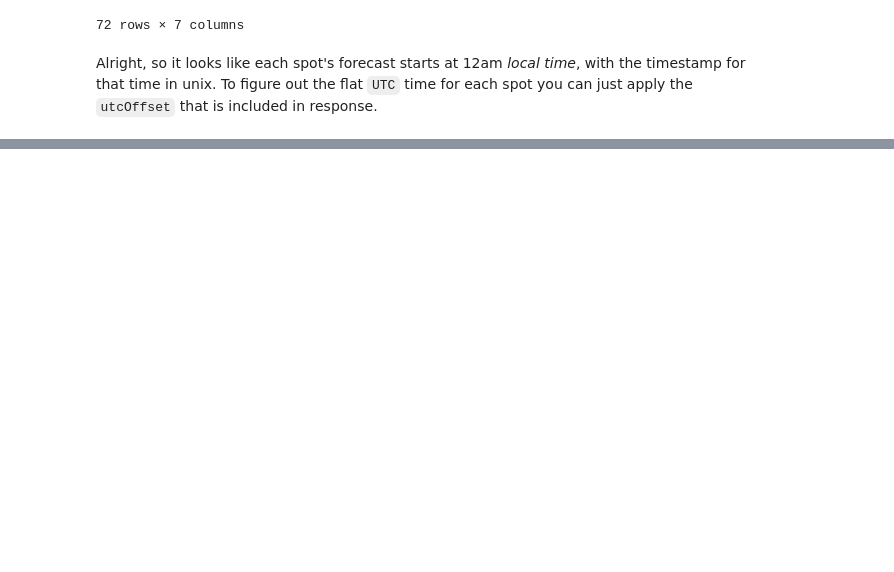
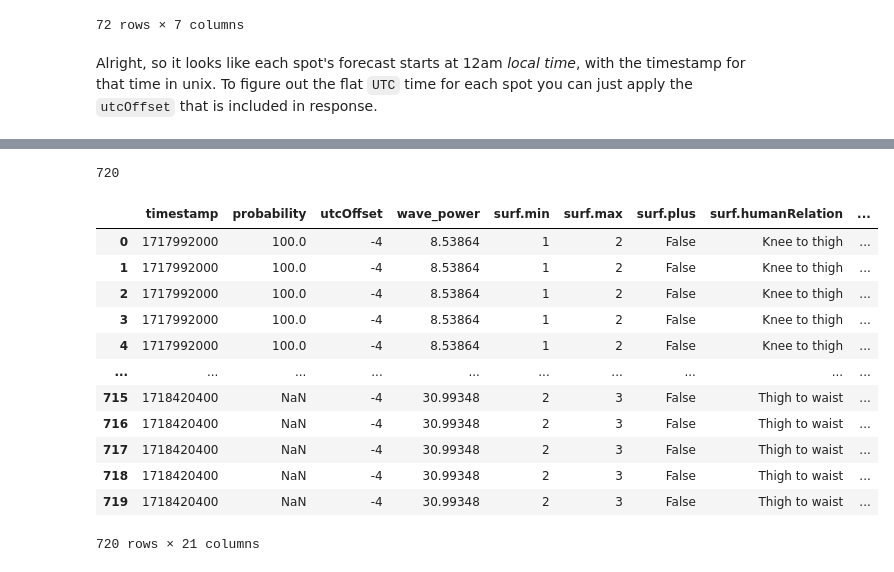
Before and after one commit to peterbull/bodhi-cast, a Jupyter notebook: nbs/python/240329_sl_api.ipynb, the cells around one changed output, grey strips where cells are left out. Saved outputs shown, nothing was run; the diff lists cells and outputs as text; code cells hidden in the pictures; blank space fills up the shorter version.

```diff
--- a/nbs/python/240329_sl_api.ipynb
+++ b/nbs/python/240329_sl_api.ipynb
@@ -268,0 +325,8 @@ with SessionLocal() as db:
+# %%
+jetty_swell_df = pd.json_normalize(
+    jetty_waves,
+    record_path=['data', 'wave', 'swells'],
+    meta=[['data', 'wave', 'timestamp'], ['data', 'spotId']]
+)
+# %%
+jetty_swell_df['swells_idx'] = jetty_swell_df.groupby('data.wave.timestamp').cumcount()
@@ -268,0 +342,2 @@ with SessionLocal() as db:
+# %%
+jetty_swell_df.rename({"power": 'swell_power'}, inplace=True)
@@ -268,0 +387,28 @@ with SessionLocal() as db:
+# %%
+combined_waves_df = pd.merge(
+    jetty_wave_df,
+    jetty_swell_df,
+    how="inner",
+    left_on=["timestamp", "data.spotId"],
+    right_on=["data.wave.timestamp", 'data.spotId'],
+)
+# %%
+len(combined_waves_df)
+# %% [output]
+720
+# %%
+combined_waves_df
+# %% [output]
+|  | timestamp | probability | utcOffset | wave_power | surf.min | surf.max | surf.plus | surf.humanRelation | ... |
+| 0 | 1717992000 | 100.0 | -4 | 8.53864 | 1 | 2 | False | Knee to thigh | ... |
+| 1 | 1717992000 | 100.0 | -4 | 8.53864 | 1 | 2 | False | Knee to thigh | ... |
+| 2 | 1717992000 | 100.0 | -4 | 8.53864 | 1 | 2 | False | Knee to thigh | ... |
+| 3 | 1717992000 | 100.0 | -4 | 8.53864 | 1 | 2 | False | Knee to thigh | ... |
+| 4 | 1717992000 | 100.0 | -4 | 8.53864 | 1 | 2 | False | Knee to thigh | ... |
+| ... | ... | ... | ... | ... | ... | ... | ... | ... | ... |
+| 715 | 1718420400 | NaN | -4 | 30.99348 | 2 | 3 | False | Thigh to waist | ... |
+| 716 | 1718420400 | NaN | -4 | 30.99348 | 2 | 3 | False | Thigh to waist | ... |
+| 717 | 1718420400 | NaN | -4 | 30.99348 | 2 | 3 | False | Thigh to waist | ... |
+| 718 | 1718420400 | NaN | -4 | 30.99348 | 2 | 3 | False | Thigh to waist | ... |
+| 719 | 1718420400 | NaN | -4 | 30.99348 | 2 | 3 | False | Thigh to waist | ... |
+720 rows × 21 columns
```
Also changed, not shown: parts of 34 cells of this notebook.
